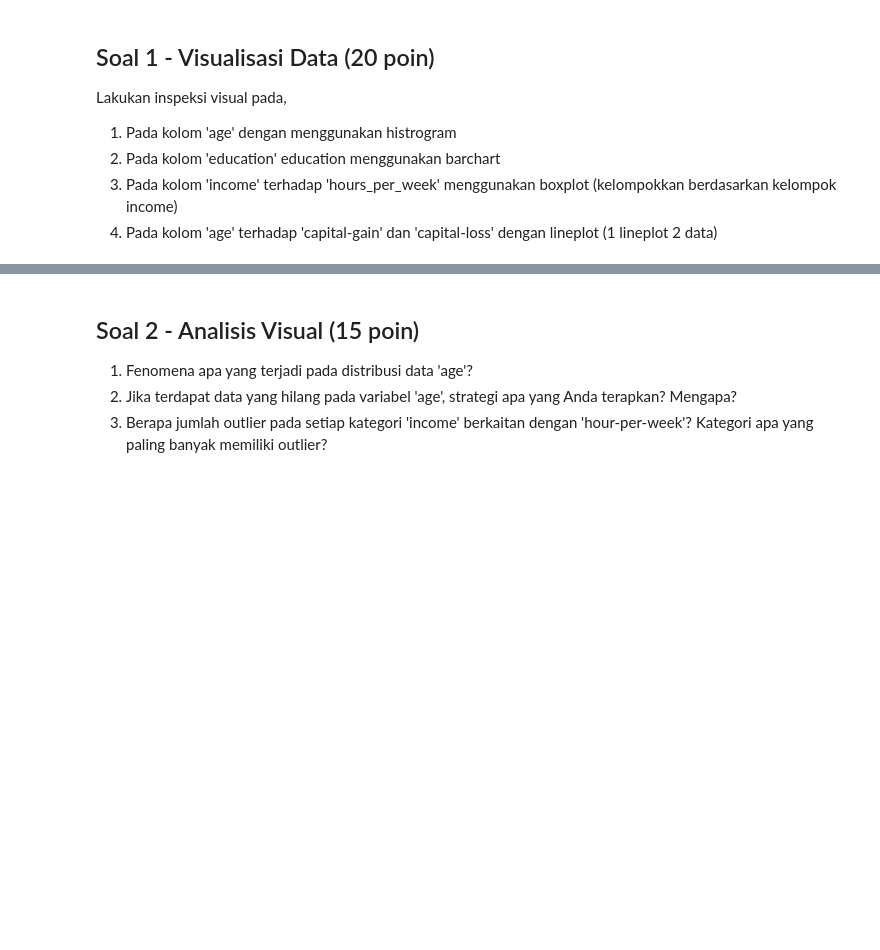
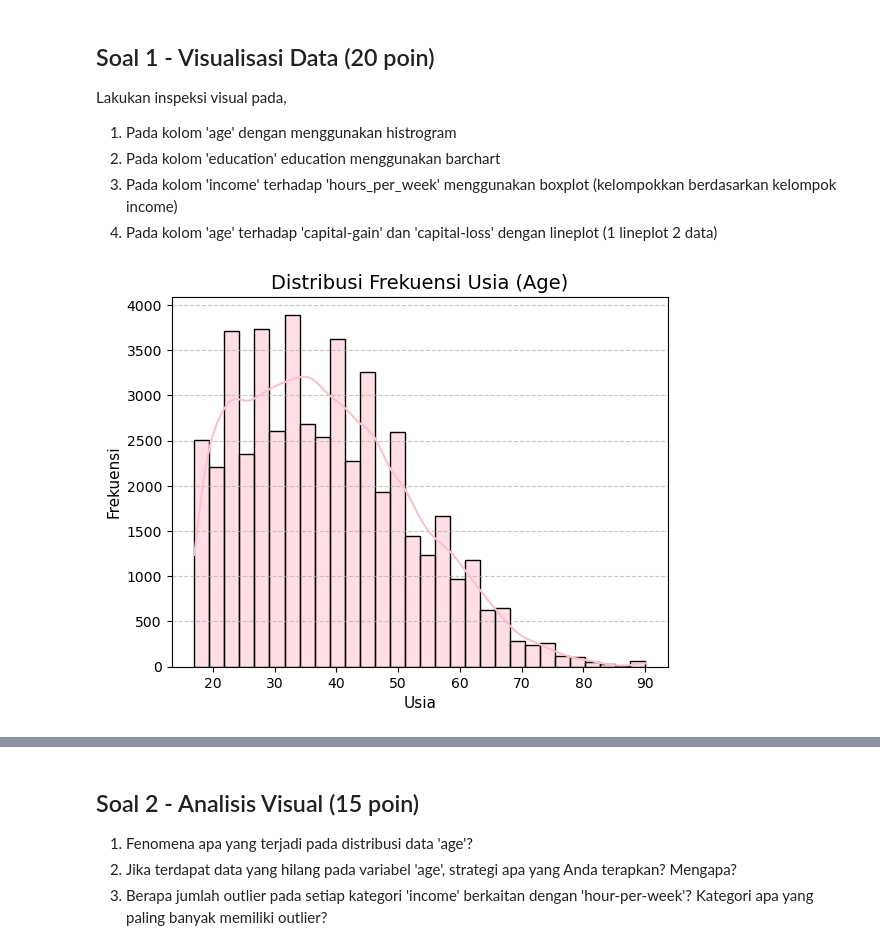
Before and after one commit to NathanaelGracedo/MACHINE-LEARNING_2025-2026, a Jupyter notebook: week_04/src/JS04 - SOAL KUIS1 ML.ipynb, the cells around one changed output, grey strips where cells are left out. Cells and saved outputs as stored; diff of their text form; code cells hidden in the pictures; blank space fills up the shorter version.

```diff
--- a/week_04/src/JS04 - SOAL KUIS1 ML.ipynb
+++ b/week_04/src/JS04 - SOAL KUIS1 ML.ipynb
@@ -110,6 +110,7 @@ missing_columns = missing_values[missing_values > 0]
 print("Jadi kolom dengan missing values adalah:")
 if len(missing_columns) > 0:
     for col, count in missing_columns.items():
+        percentage = (count / len(df)) * 100
         print(f"{col}: {count}")
 else:
     print("Tidak ada kolom dengan missing values.")
@@ -190,3 +191,11 @@ Inspeksi semua fitur kualitatif. Jika terdapat value yang **tidak sesuai**, **ga
 # Jawab Soal 2
 # Kerjakan pada cell ini
 # Anda diperbolehkan menambah cell jika diperlukan
+# %%
+# Identifikasi kolom kualitatif
+categorical_cols = df.select_dtypes(include=['object']).columns
+
+print("cek nilai unik:")
+for col in categorical_cols:
+    print(f"Kolom '{col}': {df[col].unique()}")
+print("\n" + "=" * 50 + "\n")
@@ -192,0 +220,8 @@ Inspeksi semua fitur kualitatif. Jika terdapat value yang **tidak sesuai**, **ga
+# %%
+# Ganti nilai tidak sesuai dengan 'other'
+column_with_question_mark = ['workclass', 'occupation', 'native-country']
+for col in column_with_question_mark:
+    df[col].replace('?', 'Others', inplace=True)
+    print(f"Nilai '?' pada kolom '{col}' telah diganti dengan 'Others'")
+
+print("\n" + "=" * 50 + "\n")
@@ -192,0 +234,10 @@ Inspeksi semua fitur kualitatif. Jika terdapat value yang **tidak sesuai**, **ga
+# %%
+# Menyesuaikan duplikasi karena kesalahan penulisan
+print("Menyesuaikan duplikasi karena kesalahan penulisan pada kolom 'income' ")
+print(f"Nilai unique sebelum diperbaiki: {df['income'].unique()}")
+
+# Menghapus titik di akhir string pada kolom 'income'
+df['income'] = df['income'].str.replace('.', '', regex=False)
+print(f"Nilai unique setelah diperbaiki: {df['income'].unique()}")
+
+print("\n" + "=" * 50 + "\n")
@@ -209,0 +282,11 @@ Lakukan inspeksi visual pada,
+# %%
+# Jawab 1.1 - Histrogram
+plt.Figure(figsize=(10, 6))
+sns.histplot(data=df, x='age', bins=30, kde=True, color='pink')
+plt.title('Distribusi Frekuensi Usia (Age)', fontsize=14)
+plt.xlabel('Usia', fontsize=11)
+plt.ylabel('Frekuensi', fontsize=11)
+plt.grid(axis='y', linestyle='--', alpha=0.7)
+plt.show()
+# %% [output]
+[figure, added]
```
Also changed, not shown: parts of 31 cells of this notebook.
